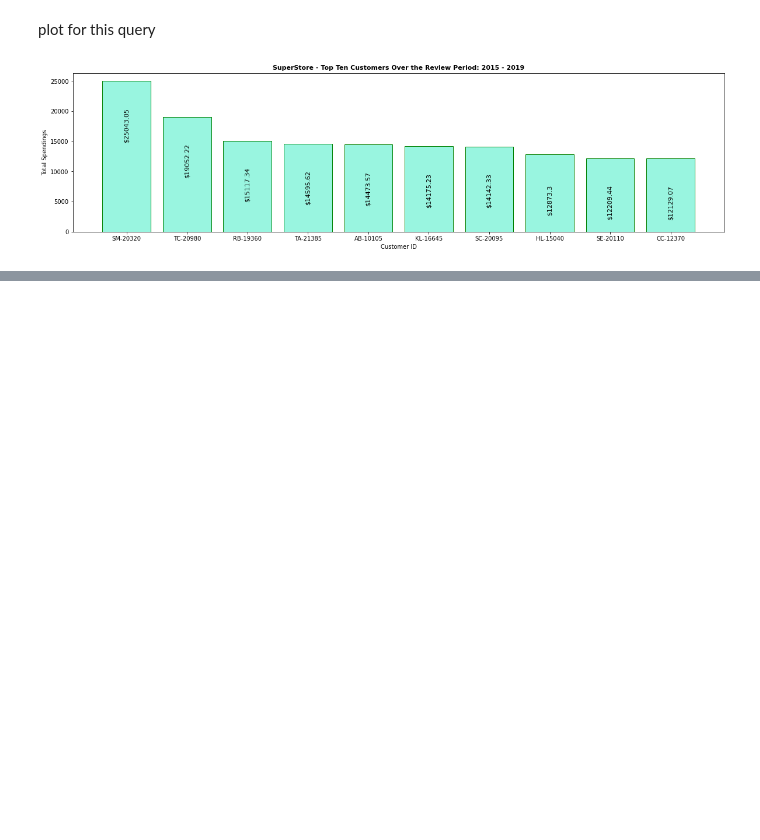
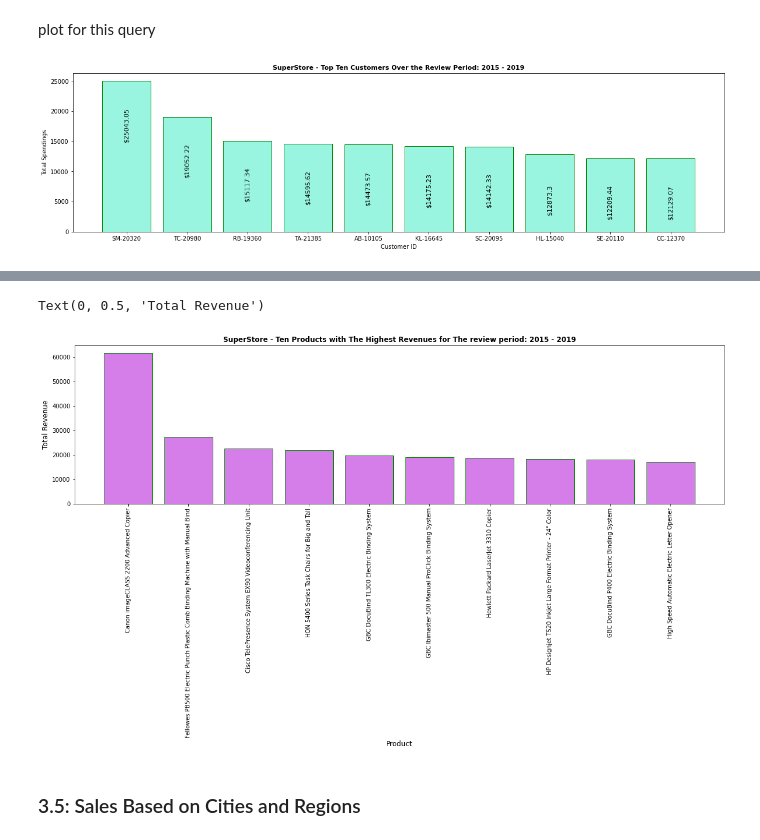
Before and after one commit to WayneNyariroh/StoreSales_Analysis, a Jupyter notebook: superStoreSales_EDA.ipynb, the cells around one changed output, grey strips where cells are left out. Drawn from its saved outputs; the diff is of its cells as text; code cells hidden in the pictures; blank space fills up the shorter version.

```diff
--- a/superStoreSales_EDA.ipynb
+++ b/superStoreSales_EDA.ipynb
@@ -470,0 +496,2 @@ for i, j in top_ten_customers['Sales'].items(): #our index, values and enumerato
+# %%
+store_df['Fullfilment Days'] = store_df['Ship Date'] - store_df['Order Date'] #a new column that gets its values from the difference of the two columns
@@ -470,0 +516,5 @@ for i, j in top_ten_customers['Sales'].items(): #our index, values and enumerato
+# %%
+top_products=store_df.groupby(['Product Name']).sum().sort_values('Sales',ascending=False).head(10)
+top_products=top_products[['Sales']].round(2)
+top_products.reset_index(inplace=True)
+top_products
@@ -470,0 +533,12 @@ for i, j in top_ten_customers['Sales'].items(): #our index, values and enumerato
+# %%
+plt.figure(figsize=(20,5))
+plt.bar(top_products['Product Name'],top_products['Sales'],color='#d57eea',edgecolor='green')
+plt.xticks(rotation='vertical')
+plt.title('SuperStore - Ten Products with The Highest Revenues for The review period: 2015 - 2019',fontsize=12, fontweight='bold')
+plt.xlabel('Product',fontsize=12)
+plt.ylabel('Total Revenue',fontsize=12)
+# %% [output]
+Text(0, 0.5, 'Total Revenue')
+[figure, added]
+# %% [markdown]
+### 3.5: Sales Based on Cities and Regions
```
Also changed, not shown: parts of 15 cells of this notebook.
